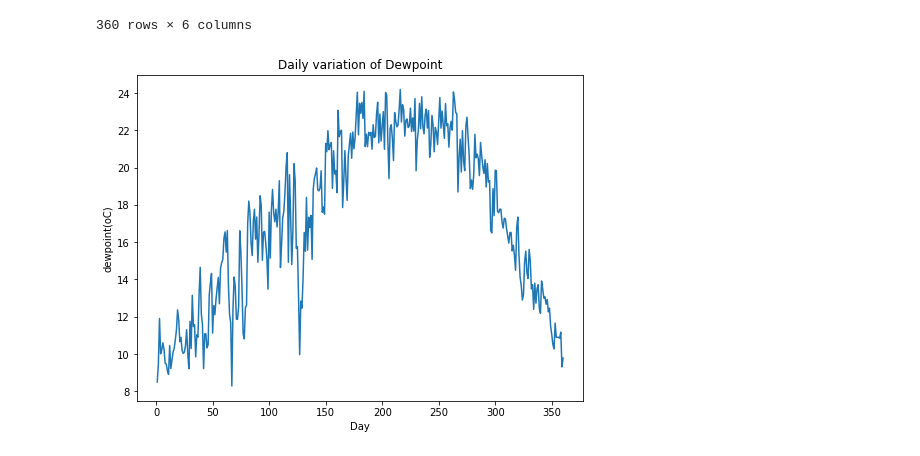
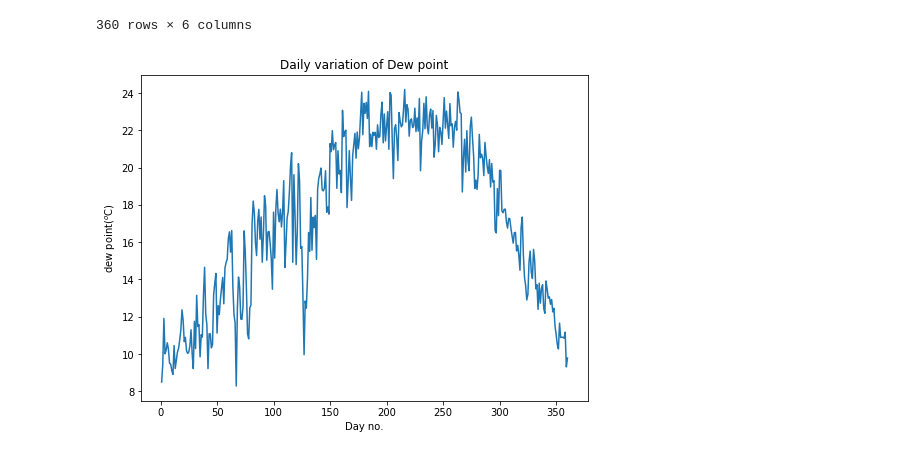
Before and after one commit to pmstha/NPS, a Jupyter notebook: PMS_data.ipynb, the cells around one changed output. Drawn from its saved outputs; the diff is of its cells as text; code cells hidden in the pictures.

```diff
--- a/PMS_data.ipynb
+++ b/PMS_data.ipynb
@@ -166,9 +171,9 @@ df1
 # %%
 plt.figure(figsize = [8,6])
 plt.plot(df1.index,df1['dewpoint(oC)'])
-plt.xlabel('Day')
-plt.ylabel('dewpoint(oC)')
-plt.title('Daily variation of Dewpoint')
+plt.xlabel('Day no.')
+plt.ylabel('dew point($^o$C)')
+plt.title('Daily variation of Dew point')
 plt.show()
 # %% [output]
-[figure, old version]
+[figure, new version]
```
Also changed, not shown: parts of 3 cells of this notebook.
